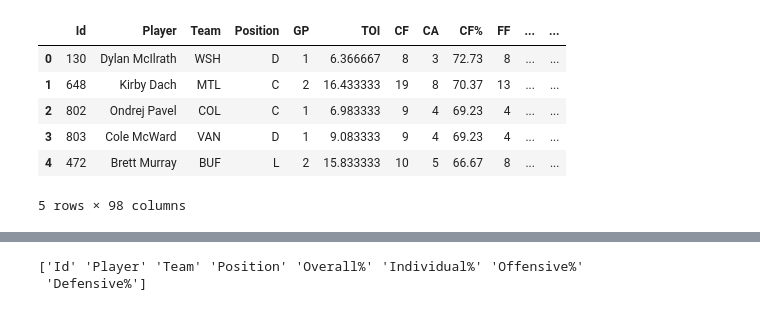
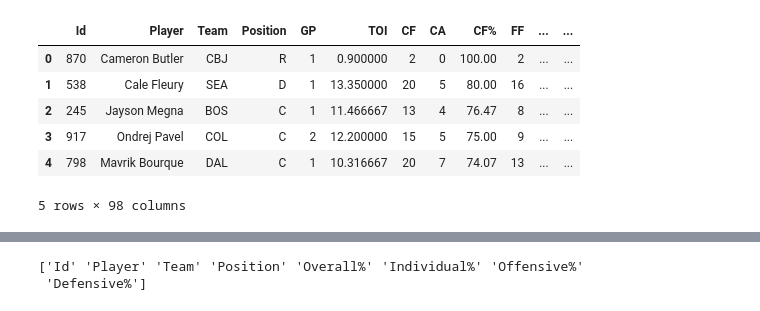
Before and after one commit to sanos666/player-cards-viewer, a Jupyter notebook: player-cards-demo.ipynb, the cells around one changed output, grey strips where cells are left out. Drawn from its saved outputs; the diff is of its cells as text; code cells hidden in the pictures.

```diff
--- a/player-cards-demo.ipynb
+++ b/player-cards-demo.ipynb
@@ -29,24 +55,26 @@ individual.head()
 # %%
 #Load on-ice data
 player_season_onice_colnames = ['','Player','Team','Position','GP','TOI','CF','CA','CF%','FF','FA','FF%','SF','SA','SF%','GF','GA','GF%','xGF','xGA','xGF%','SCF','SCA','SCF%','HDCF','HDCA','HDCF%','HDGF','HDGA','HDGF%','MDCF','MDCA','MDCF%','MDGF','MDGA','MDGF%','LDCF','LDCA','LDCF%','LDGF','LDGA','LDGF%','On-Ice SH%','On-Ice SV%','PDO','Off. Zone Starts','Neu. Zone Starts','Def. Zone Starts','On The Fly Starts','Off. Zone Start %','Off. Zone Faceoffs','Neu. Zone Faceoffs','Def. Zone Faceoffs','Off. Zone Faceoff %']
 player_season_onice = pd.read_csv('Player Season Totals - onice.csv')
 
 onice_data = pd.DataFrame(player_season_onice)
 onice_data = onice_data.rename(columns={'Unnamed: 0' : 'Id'})
 
 player_season_onice_relative_colnames = ['','Player','Team','Position','GP','TOI','TOI/GP','CF/60 Rel','CA/60 Rel','CF% Rel','FF/60 Rel','FA/60 Rel','FF% Rel','SF/60 Rel','SA/60 Rel','SF% Rel','GF/60 Rel','GA/60 Rel','GF% Rel','xGF/60 Rel','xGA/60 Rel','xGF% Rel','SCF/60 Rel','SCA/60 Rel','SCF% Rel','HDCF/60 Rel','HDCA/60 Rel','HDCF% Rel','HDGF/60 Rel','HDGA/60 Rel','HDGF% Rel','MDCF/60 Rel','MDCA/60 Rel','MDCF% Rel','MDGF/60 Rel','MDGA/60 Rel','MDGF% Rel','LDCF/60 Rel','LDCA/60 Rel','LDCF% Rel','LDGF/60 Rel','LDGA/60 Rel','LDGF% Rel','On-Ice SH%','On-Ice SV%','PDO','Off. Zone Starts/60','Neu. Zone Starts/60','Def. Zone Starts/60','On The Fly Starts/60','Off. Zone Start %','Off. Zone Faceoffs/60','Neu. Zone Faceoffs/60','Def. Zone Faceoffs/60','Off. Zone Faceoff %']
 player_season_onice = pd.read_csv('Player Season Totals - onice relative.csv')
 
 onice_data_relative = pd.DataFrame(player_season_onice)
 onice_data_relative = onice_data_relative.rename(columns={'Unnamed: 0' : 'Id'})
+onice_data_relative = onice_data_relative.drop(columns=['Player', 'Team', 'Position', 'GP', 'TOI', 'On-Ice SH%', 'On-Ice SV%', 'PDO', 'Off. Zone Start %', 'Off. Zone Faceoff %'])
 
-onice = pd.merge(onice_data, onice_data_relative)
+#onice = pd.merge(onice_data, onice_data_relative, on=['Id', 'Player', 'Team', 'Position', 'GP', 'TOI', 'PDO', 'On-Ice SV%', 'On-Ice SH%'])
+onice = pd.merge(onice_data, onice_data_relative, on='Id')
 onice.head()
 # %% [output]
 |  | Id | Player | Team | Position | GP | TOI | CF | CA | CF% | FF | ... | ... |
-| 0 | 130 | Dylan McIlrath | WSH | D | 1 | 6.366667 | 8 | 3 | 72.73 | 8 | ... | ... |
-| 1 | 648 | Kirby Dach | MTL | C | 2 | 16.433333 | 19 | 8 | 70.37 | 13 | ... | ... |
-| 2 | 802 | Ondrej Pavel | COL | C | 1 | 6.983333 | 9 | 4 | 69.23 | 4 | ... | ... |
-| 3 | 803 | Cole McWard | VAN | D | 1 | 9.083333 | 9 | 4 | 69.23 | 4 | ... | ... |
-| 4 | 472 | Brett Murray | BUF | L | 2 | 15.833333 | 10 | 5 | 66.67 | 8 | ... | ... |
+| 0 | 870 | Cameron Butler | CBJ | R | 1 | 0.900000 | 2 | 0 | 100.00 | 2 | ... | ... |
+| 1 | 538 | Cale Fleury | SEA | D | 1 | 13.350000 | 20 | 5 | 80.00 | 16 | ... | ... |
+| 2 | 245 | Jayson Megna | BOS | C | 1 | 11.466667 | 13 | 4 | 76.47 | 8 | ... | ... |
+| 3 | 917 | Ondrej Pavel | COL | C | 2 | 12.200000 | 15 | 5 | 75.00 | 9 | ... | ... |
+| 4 | 798 | Mavrik Bourque | DAL | C | 1 | 10.316667 | 20 | 7 | 74.07 | 13 | ... | ... |
 5 rows × 98 columns
```
Also changed, not shown: parts of 20 cells of this notebook.
